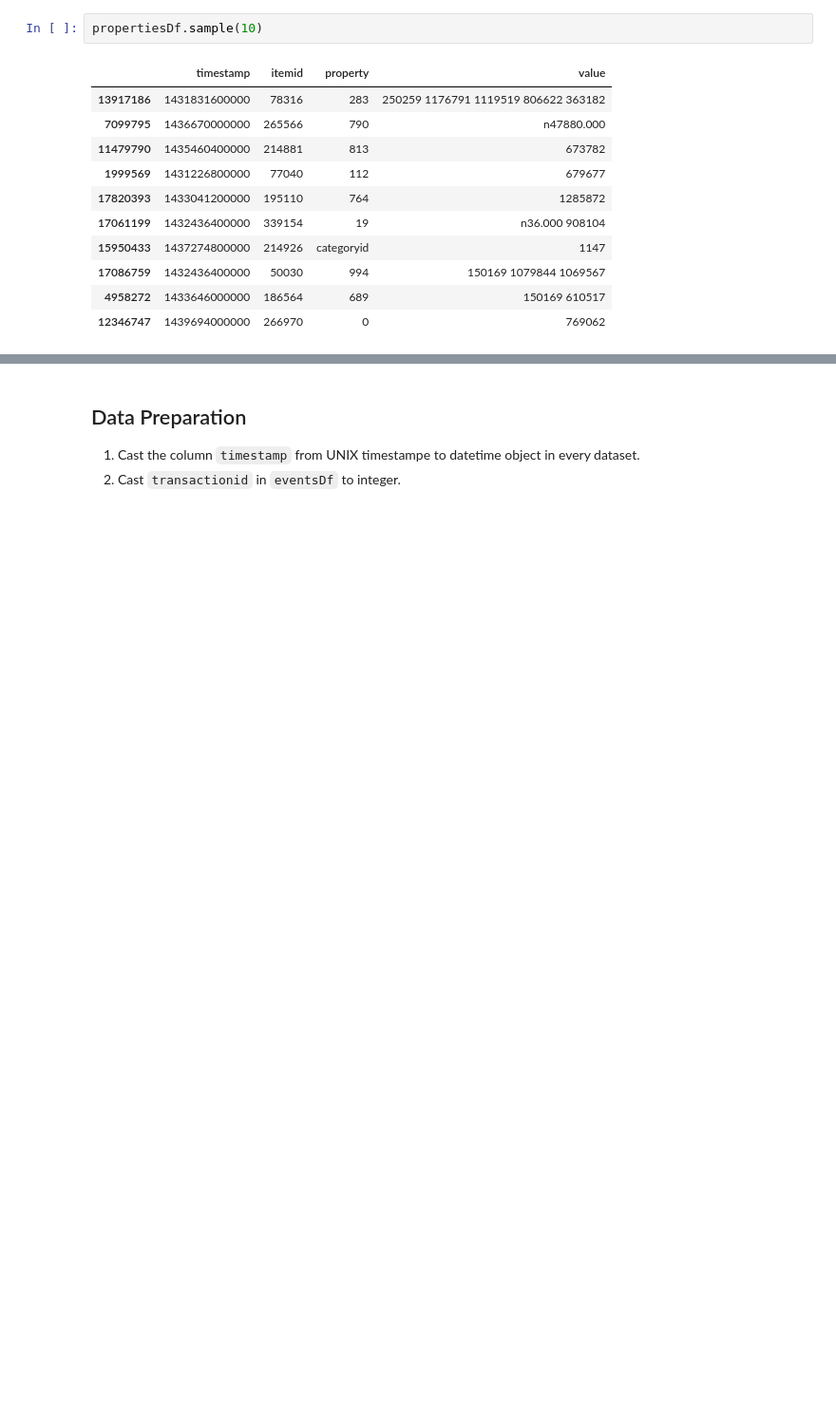
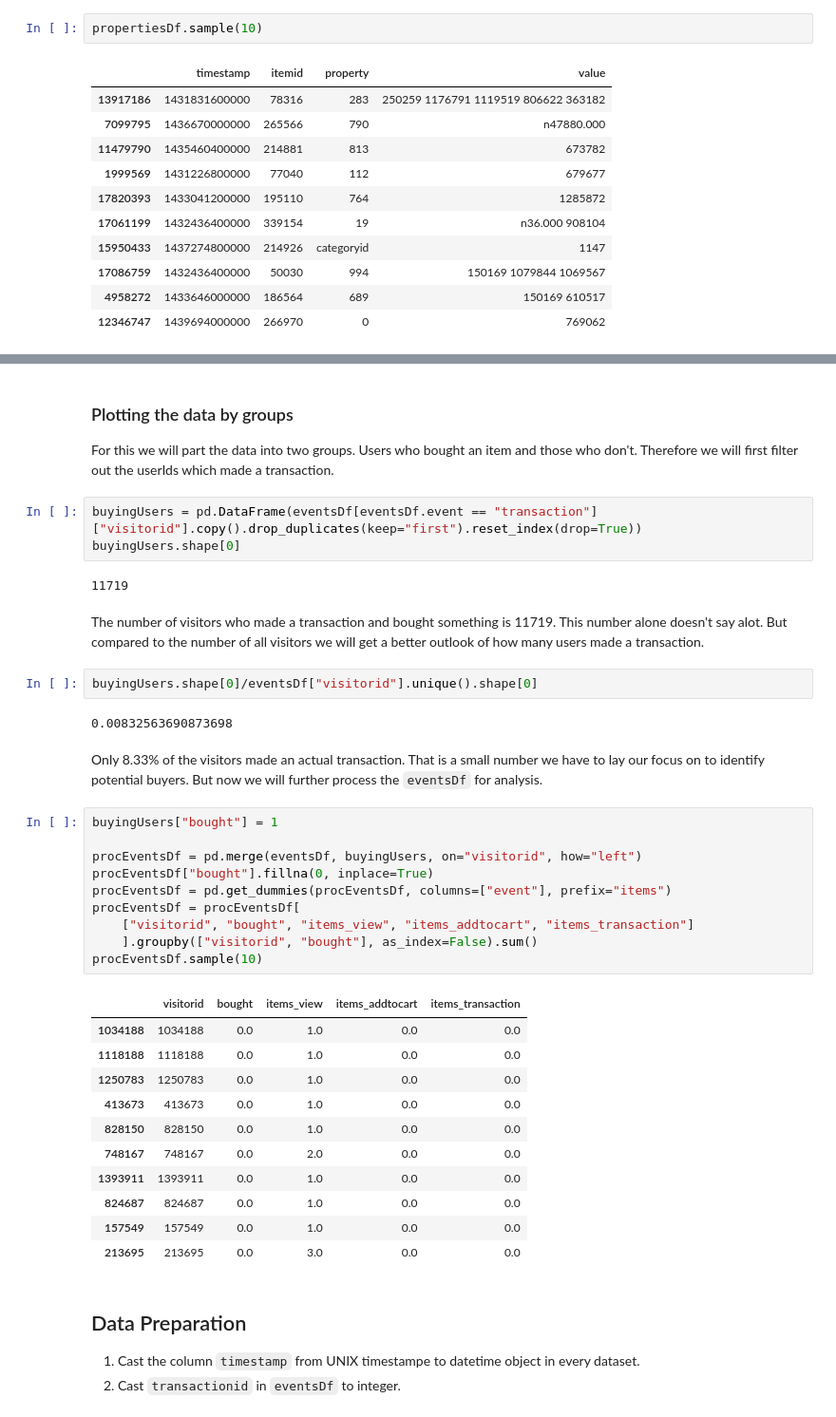
Before and after one commit to tinomerl/ecommerce-recommendation, a Jupyter notebook: ecommernce-user-behaviour.ipynb, the cells around one changed output, grey strips where cells are left out. Shown: that part at 95% size. Drawn from its saved outputs; the diff is of its cells as text; blank space fills up the shorter version.

Commit message:
began first preprocessing

```diff
--- a/ecommernce-user-behaviour.ipynb
+++ b/ecommernce-user-behaviour.ipynb
@@ -200,3 +222,41 @@ As we can already see value has a lot of mixed values. The analysis on this colu
+# %% [markdown]
+### Plotting the data by groups<a class="anchor" id="plt_grps"></a>
+For this we will part the data into two groups. Users who bought an item and those who don't. Therefore we will first filter out the userIds which made a transaction.
+# %%
+buyingUsers = pd.DataFrame(eventsDf[eventsDf.event == "transaction"]["visitorid"].copy().drop_duplicates(keep="first").reset_index(drop=True))
+buyingUsers.shape[0]
+# %% [output]
+11719
+# %% [markdown]
+The number of visitors who made a transaction and bought something is 11719. This number alone doesn't say alot. But compared to the number of all visitors we will get a better outlook of how many users made a transaction.
+# %%
+buyingUsers.shape[0]/eventsDf["visitorid"].unique().shape[0]
+# %% [output]
+0.00832563690873698
+# %% [markdown]
+Only 8.33% of the visitors made an actual transaction. That is a small number we have to lay our focus on to identify potential buyers. But now we will further process the `eventsDf` for analysis.
+# %%
+buyingUsers["bought"] = 1
+
+procEventsDf = pd.merge(eventsDf, buyingUsers, on="visitorid", how="left")
+procEventsDf["bought"].fillna(0, inplace=True)
+procEventsDf = pd.get_dummies(procEventsDf, columns=["event"], prefix="items")
+procEventsDf = procEventsDf[
+    ["visitorid", "bought", "items_view", "items_addtocart", "items_transaction"]
+    ].groupby(["visitorid", "bought"], as_index=False).sum()
+procEventsDf.sample(10)
+# %% [output]
+|  | visitorid | bought | items_view | items_addtocart | items_transaction |
+| 1034188 | 1034188 | 0.0 | 1.0 | 0.0 | 0.0 |
+| 1118188 | 1118188 | 0.0 | 1.0 | 0.0 | 0.0 |
+| 1250783 | 1250783 | 0.0 | 1.0 | 0.0 | 0.0 |
+| 413673 | 413673 | 0.0 | 1.0 | 0.0 | 0.0 |
+| 828150 | 828150 | 0.0 | 1.0 | 0.0 | 0.0 |
+| 748167 | 748167 | 0.0 | 2.0 | 0.0 | 0.0 |
+| 1393911 | 1393911 | 0.0 | 1.0 | 0.0 | 0.0 |
+| 824687 | 824687 | 0.0 | 1.0 | 0.0 | 0.0 |
+| 157549 | 157549 | 0.0 | 1.0 | 0.0 | 0.0 |
+| 213695 | 213695 | 0.0 | 3.0 | 0.0 | 0.0 |
 # %% [markdown]
 ## Data Preparation
 
```
Also changed, not shown: parts of 5 cells of this notebook.
